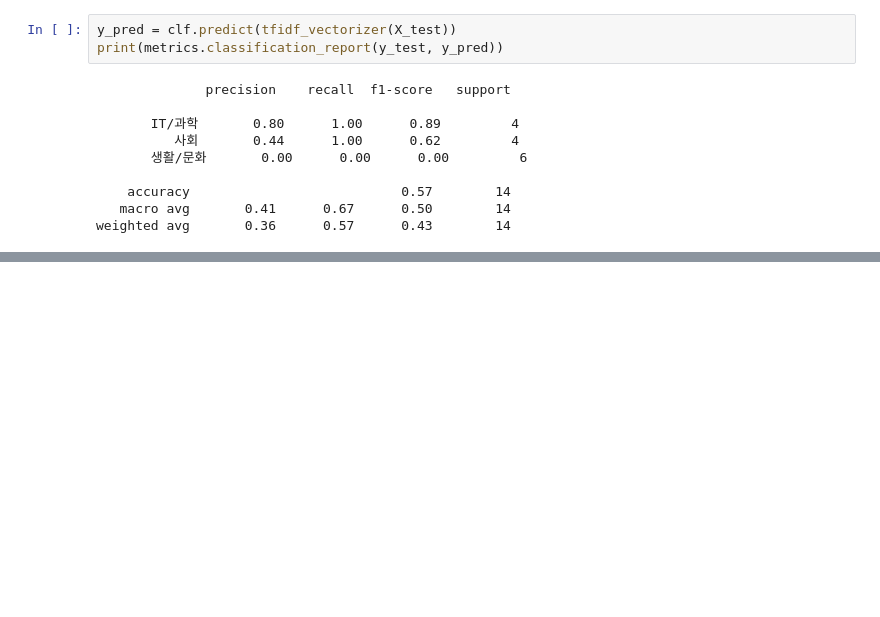
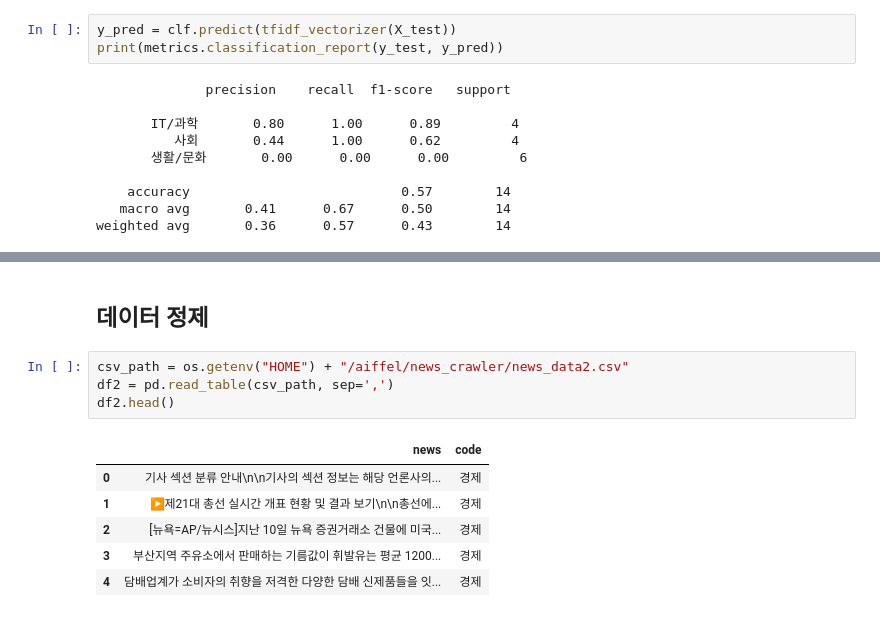
Before and after one commit to hyeonkimmm/AIFFEL_Study, a Jupyter notebook: e3_news_article_crawling_analysis/news_article_crawling_analysis.ipynb, the cells around one changed output, grey strips where cells are left out. Drawn from its saved outputs; the diff is of its cells as text; blank space fills up the shorter version.

```diff
--- a/e3_news_article_crawling_analysis/news_article_crawling_analysis.ipynb
+++ b/e3_news_article_crawling_analysis/news_article_crawling_analysis.ipynb
@@ -344,0 +371,13 @@ weighted avg       0.36      0.57      0.43        14
+# %% [markdown]
+## 데이터 정제
+# %%
+csv_path = os.getenv("HOME") + "/aiffel/news_crawler/news_data2.csv"
+df2 = pd.read_table(csv_path, sep=',')
+df2.head()
+# %% [output]
+|  | news | code |
+| 0 | 기사 섹션 분류 안내\n\n기사의 섹션 정보는 해당 언론사의... | 경제 |
+| 1 | ▶제21대 총선 실시간 개표 현황 및 결과 보기\n\n총선에... | 경제 |
+| 2 | [뉴욕=AP/뉴시스]지난 10일 뉴욕 증권거래소 건물에 미국... | 경제 |
+| 3 | 부산지역 주유소에서 판매하는 기름값이 휘발유는 평균 1200... | 경제 |
+| 4 | 담배업계가 소비자의 취향을 저격한 다양한 담배 신제품들을 잇... | 경제 |
```
Also changed, not shown: parts of 30 cells of this notebook, 21 other files.
